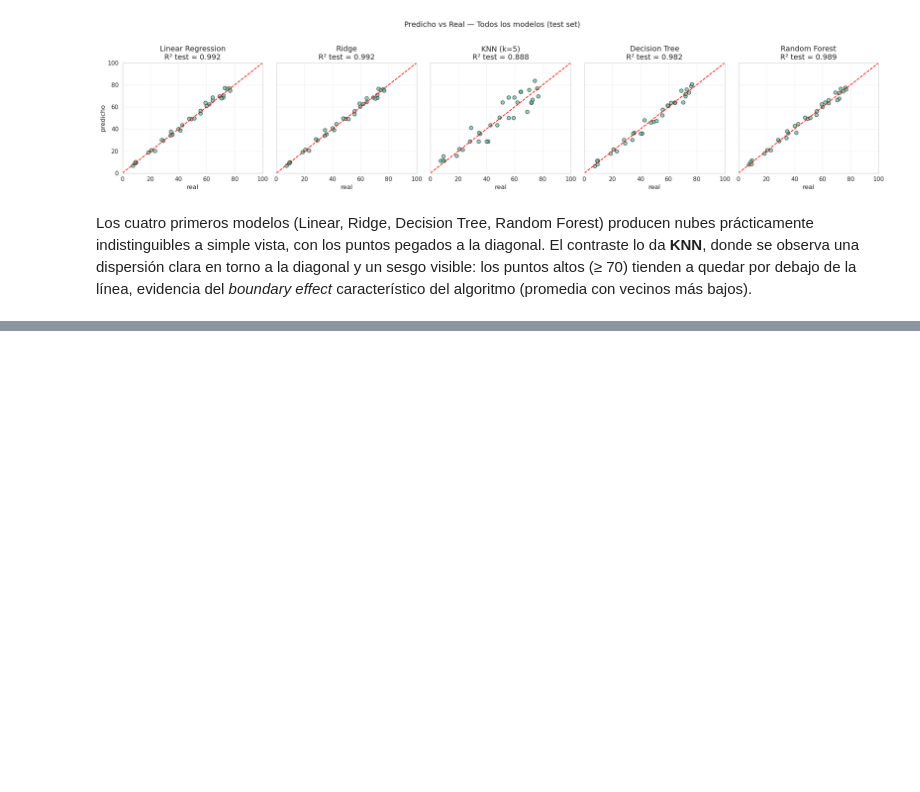
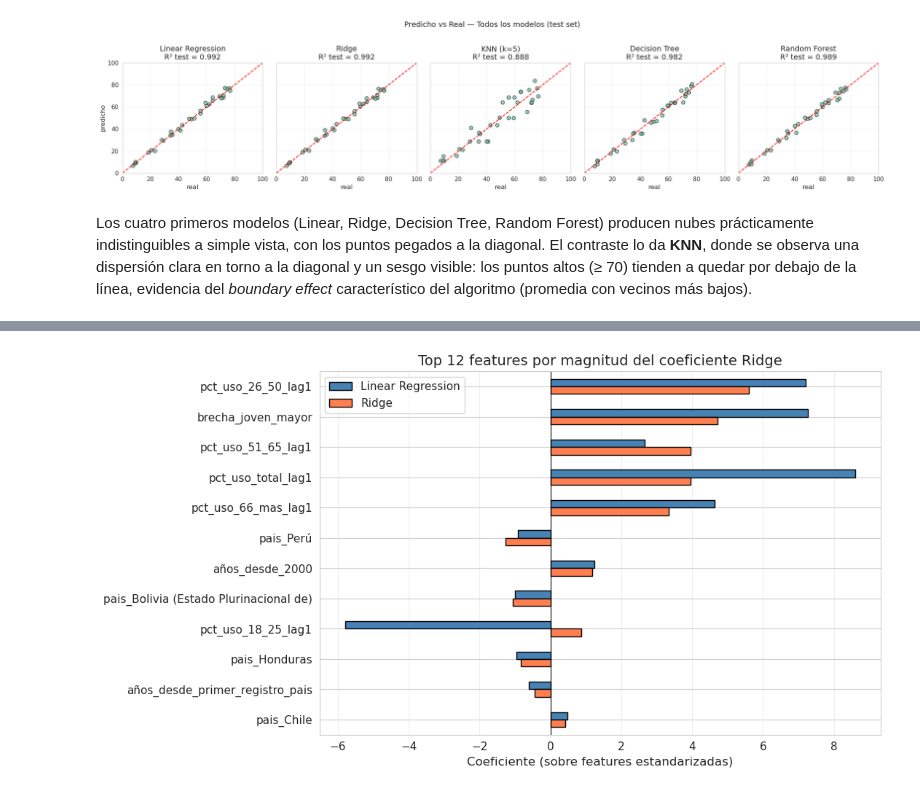
Before and after one commit to Tunchxz/CC3074-Proyecto-Final, a Jupyter notebook: Week-3.ipynb, the cells around one changed output, grey strips where cells are left out. Saved outputs shown, nothing was run; the diff lists cells and outputs as text; code cells hidden in the pictures; blank space fills up the shorter version.

Commit message:
feat: interpretability, error analysis and modeling conclusions

```diff
--- a/Week-3.ipynb
+++ b/Week-3.ipynb
@@ -787,0 +798,21 @@ Los cuatro primeros modelos (Linear, Ridge, Decision Tree, Random Forest) produc
+# %%
+def extraer_coef(pipeline, nombres_features):
+    coef       = pipeline.named_steps['model'].coef_
+    intercepto = pipeline.named_steps['model'].intercept_
+    return pd.Series(coef, index=nombres_features), intercepto
+
+coef_linear, intc_linear = extraer_coef(modelos['Linear Regression'], FEATURES)
+coef_ridge,  intc_ridge  = extraer_coef(modelos['Ridge'],             FEATURES)
+
+coefs_df = pd.DataFrame({
+    'Linear Regression': coef_linear,
+    'Ridge':             coef_ridge,
+})
+coefs_df = coefs_df.reindex(coefs_df['Ridge'].abs().sort_values(ascending=False).index)
+
+print(f'Interceptos (escala original del target, dado que las features están estandarizadas):')
+print(f'  Linear Regression : {intc_linear:+.4f}')
+print(f'  Ridge             : {intc_ridge:+.4f}')
+
+print(f'\nCoeficientes ordenados por |coef_Ridge|:')
+display(coefs_df.round(4))
@@ -787,0 +842,15 @@ Los cuatro primeros modelos (Linear, Ridge, Decision Tree, Random Forest) produc
+# %%
+top_k = 12
+top_features = coefs_df.head(top_k).index
+
+fig, ax = plt.subplots(figsize=(11, 6))
+coefs_df.loc[top_features].plot(kind='barh', ax=ax, color=['steelblue', 'coral'], edgecolor='black')
+ax.axvline(0, color='black', linewidth=0.8)
+ax.set_xlabel('Coeficiente (sobre features estandarizadas)')
+ax.set_title(f'Top {top_k} features por magnitud del coeficiente Ridge')
+ax.invert_yaxis()
+ax.grid(axis='x', alpha=0.3)
+plt.tight_layout()
+plt.show()
+# %% [output]
+[figure, added]
```
Also changed, not shown: parts of 21 cells of this notebook.
